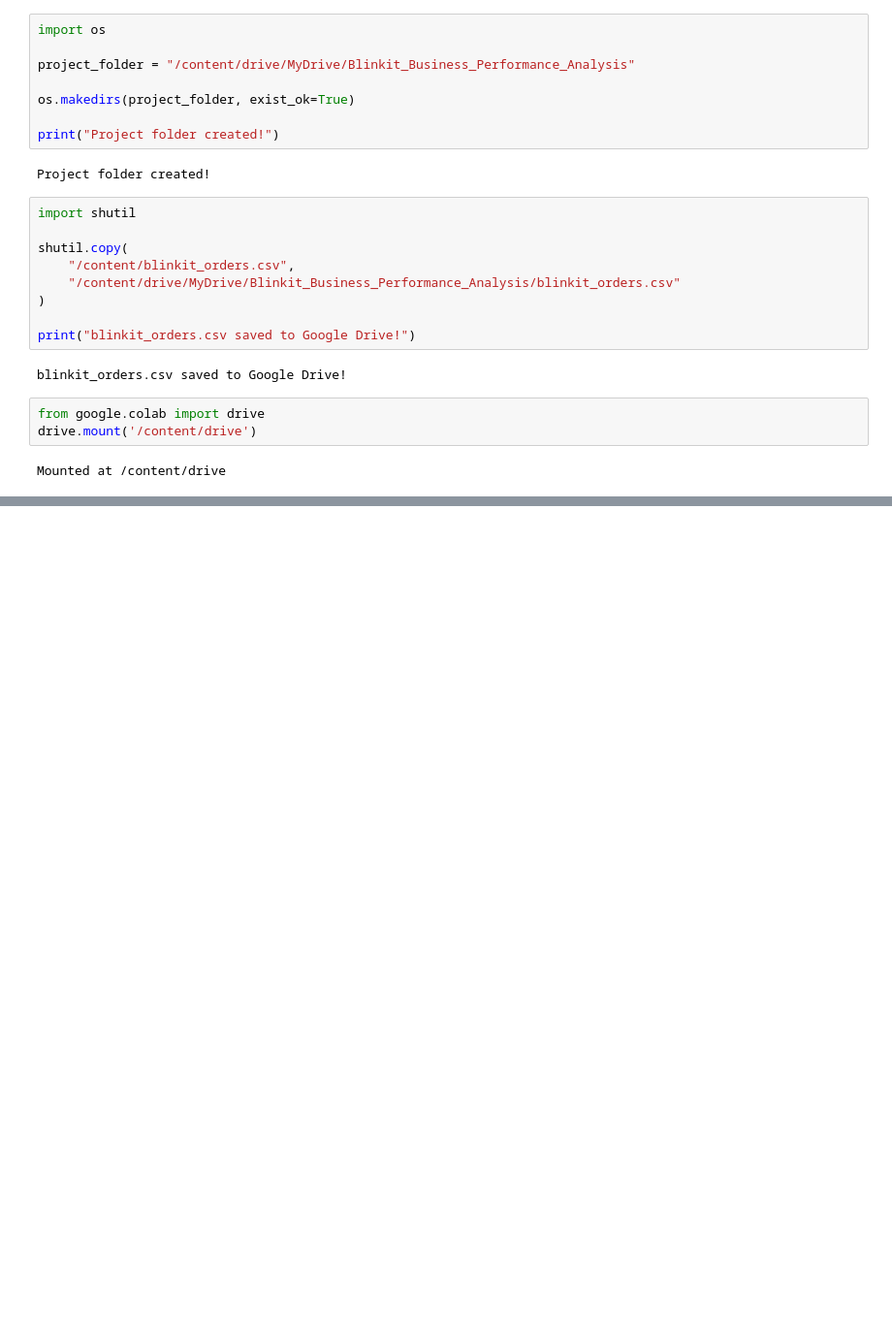
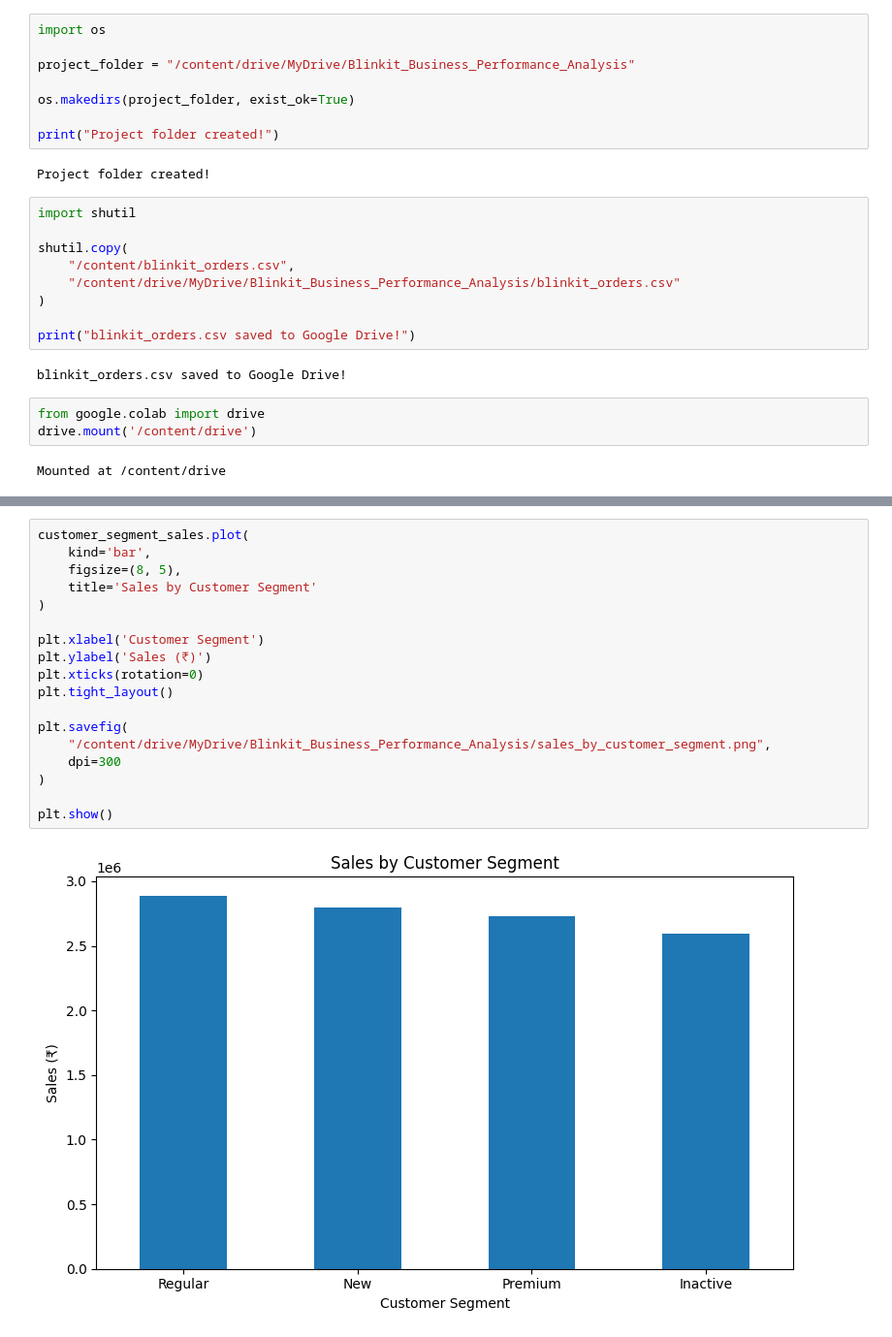
Before and after one commit to bodaprashanthi075/Blinkit-Business-Performance-Analysis, a Jupyter notebook: notebooks/Blinkit_Business_Performance_Analysis.ipynb, the cells around one changed output, grey strips where cells are left out. Shown at 97% size. Cells and saved outputs as stored; diff of their text form; blank space fills up the shorter version.

```diff
--- a/notebooks/Blinkit_Business_Performance_Analysis.ipynb
+++ b/notebooks/Blinkit_Business_Performance_Analysis.ipynb
@@ -111,0 +1209,20 @@ Mounted at /content/drive
+# %%
+customer_segment_sales.plot(
+    kind='bar',
+    figsize=(8, 5),
+    title='Sales by Customer Segment'
+)
+
+plt.xlabel('Customer Segment')
+plt.ylabel('Sales (₹)')
+plt.xticks(rotation=0)
+plt.tight_layout()
+
+plt.savefig(
+    "/content/drive/MyDrive/Blinkit_Business_Performance_Analysis/sales_by_customer_segment.png",
+    dpi=300
+)
+
+plt.show()
+# %% [output]
+[figure, added]
```
Also changed, not shown: parts of 160 cells of this notebook.
